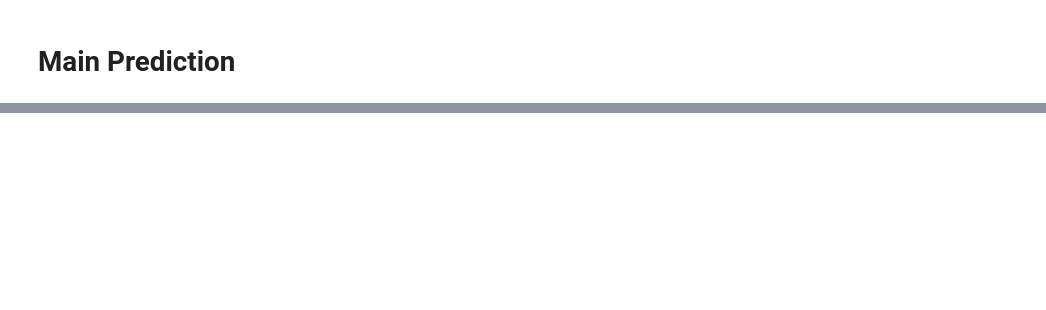
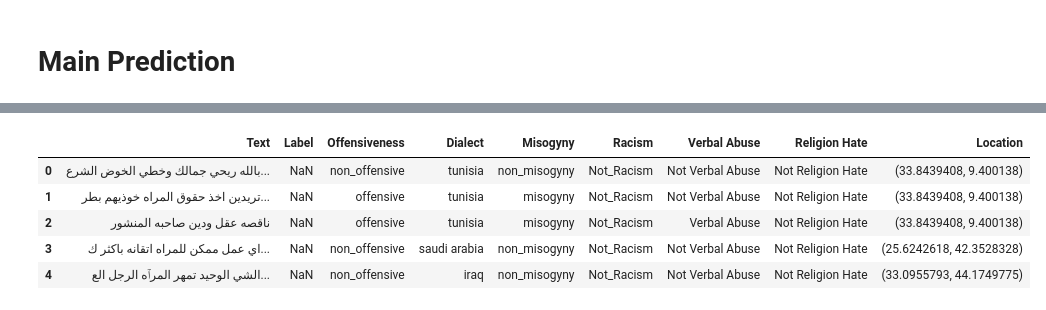
Before and after one commit to RealKintaro/Offensive-Text-Classification-Writen-In-Arabic-Dialects, a Jupyter notebook: Notebooks/Pipeline.ipynb, the cells around one changed output, grey strips where cells are left out. Saved outputs shown, nothing was run; the diff lists cells and outputs as text; code cells hidden in the pictures; blank space fills up the shorter version.

```diff
--- a/Notebooks/Pipeline.ipynb
+++ b/Notebooks/Pipeline.ipynb
@@ -519,0 +724,18 @@ predict(text)
+# %%
+# predict the data
+
+
+#empty dataframe
+df = pd.DataFrame(columns=['Offensiveness', 'Dialect', 'Misogyny', 'Racism', 'Verbal Abuse', 'Religion Hate'])
+
+# loop over the data
+for i in range(len(test_data)):
+    # get the text
+    text = test_data['Text'][i]
+    # predict and create a dataframe row
+    row = predict(text)
+    # append the row to the dataframe using concat
+    df = pd.concat([df, pd.DataFrame([row])], ignore_index=True)
+
+
+df.head()
@@ -519,0 +778,9 @@ predict(text)
+# %%
+test_data.head()
+# %% [output]
+|  | Text | Label | Offensiveness | Dialect | Misogyny | Racism | Verbal Abuse | Religion Hate | Location |
+| 0 | بالله ريحي جمالك وخطي الخوض الشرع... | NaN | non_offensive | tunisia | non_misogyny | Not_Racism | Not Verbal Abuse | Not Religion Hate | (33.8439408, 9.400138) |
+| 1 | تريدين اخذ حقوق المراه خوذيهم بطر... | NaN | offensive | tunisia | misogyny | Not_Racism | Not Verbal Abuse | Not Religion Hate | (33.8439408, 9.400138) |
+| 2 | ناقصه عقل ودين صاحبه المنشور | NaN | offensive | tunisia | misogyny | Not_Racism | Verbal Abuse | Not Religion Hate | (33.8439408, 9.400138) |
+| 3 | اي عمل ممكن للمراه اتقانه باكثر ك... | NaN | non_offensive | saudi arabia | non_misogyny | Not_Racism | Not Verbal Abuse | Not Religion Hate | (25.6242618, 42.3528328) |
+| 4 | الشي الوحيد تمهر المرٱه الرجل الع... | NaN | non_offensive | iraq | non_misogyny | Not_Racism | Not Verbal Abuse | Not Religion Hate | (33.0955793, 44.1749775) |
```
Also changed, not shown: parts of 39 cells of this notebook, 5 other files.
